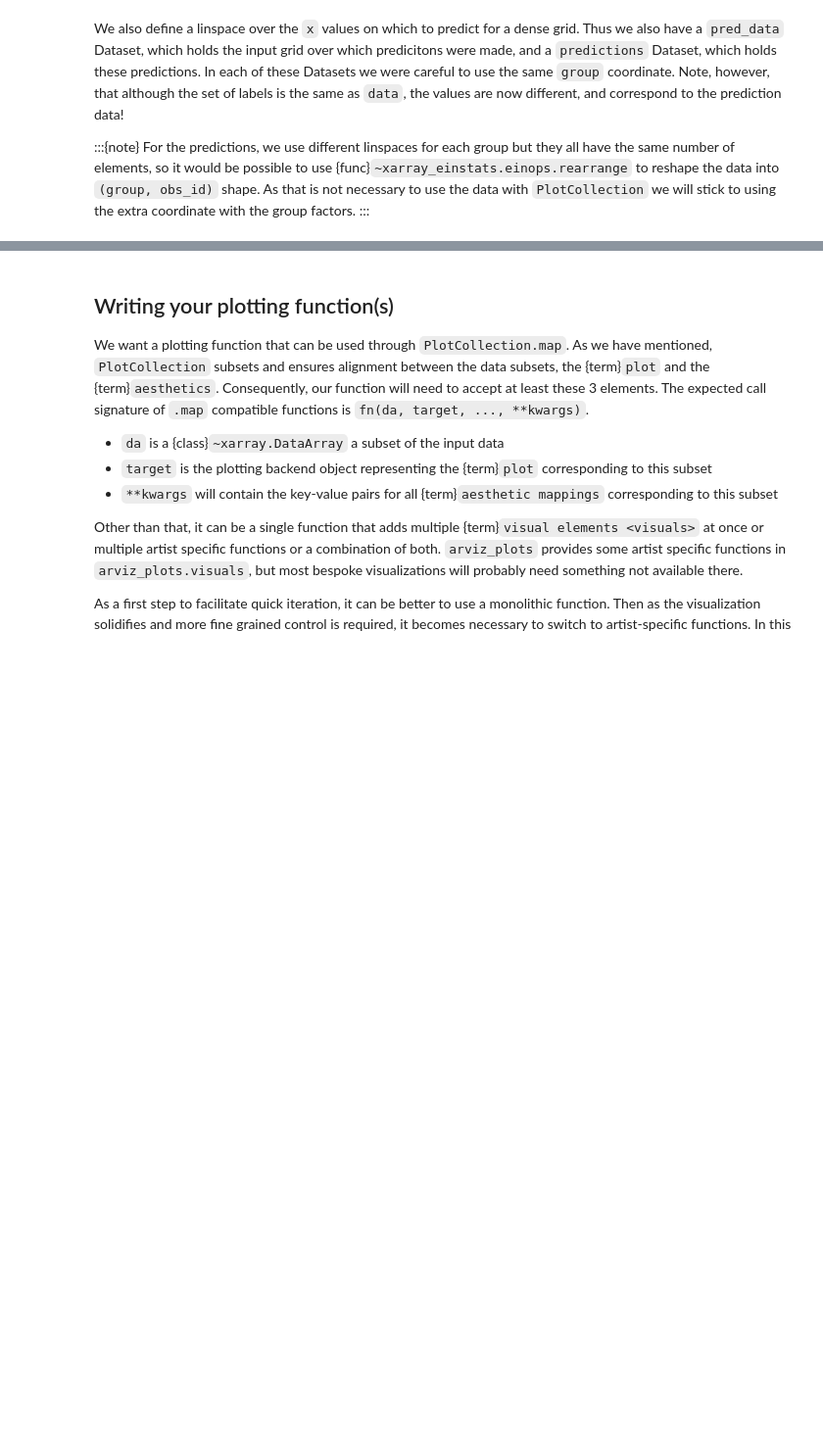
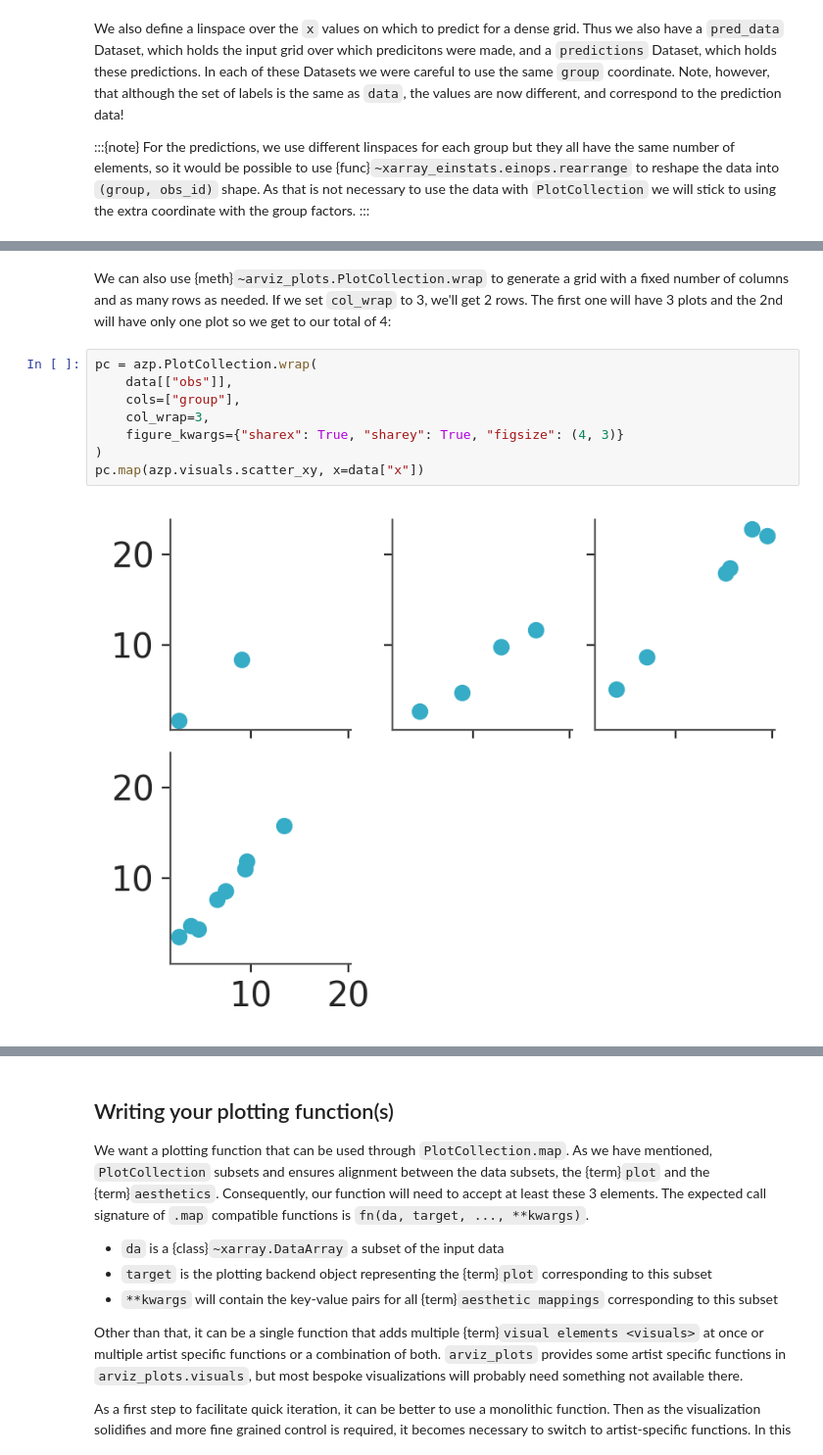
Before and after one commit to arviz-devs/arviz-plots, a Jupyter notebook: docs/source/tutorials/compose_own_plot.ipynb, the cells around one changed output, grey strips where cells are left out. Shown at 98% size. Saved outputs shown, nothing was run; the diff lists cells and outputs as text; blank space fills up the shorter version.

```diff
--- a/docs/source/tutorials/compose_own_plot.ipynb
+++ b/docs/source/tutorials/compose_own_plot.ipynb
@@ -164,0 +183,13 @@ Attributes:
+# %% [markdown]
+We can also use {meth}`~arviz_plots.PlotCollection.wrap` to generate a grid with a fixed number of columns and as many rows as needed.
+If we set `col_wrap` to 3, we'll get 2 rows. The first one will have 3 plots and the 2nd will have only one plot so we get to our total of 4:
+# %%
+pc = azp.PlotCollection.wrap(
+    data[["obs"]],
+    cols=["group"],
+    col_wrap=3,
+    figure_kwargs={"sharex": True, "sharey": True, "figsize": (4, 3)}
+)
+pc.map(azp.visuals.scatter_xy, x=data["x"])
+# %% [output]
+[figure, new version]
```
Also changed, not shown: parts of 44 cells of this notebook.
